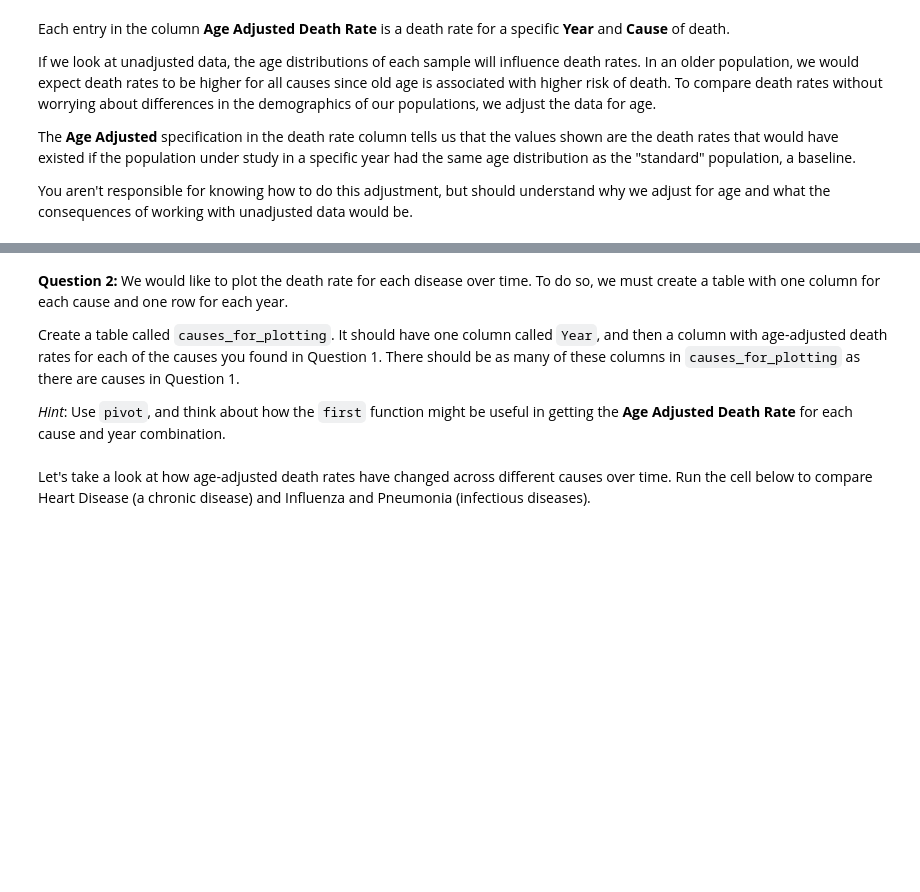
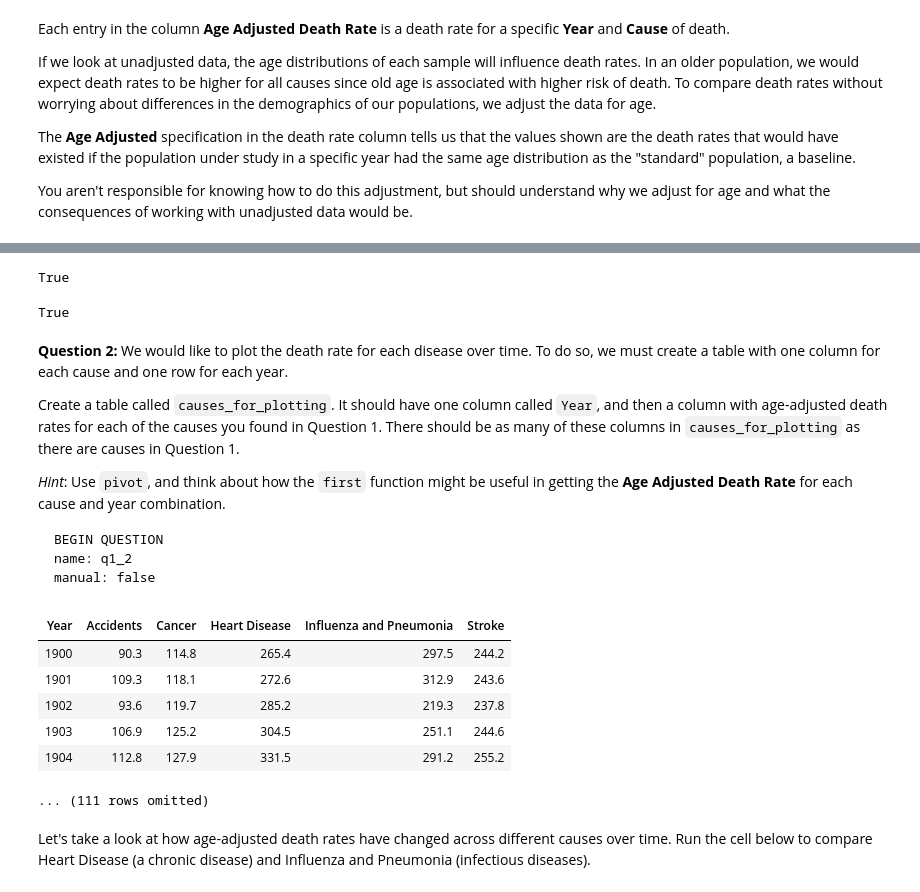
Before and after one commit to AUP-CS2065/projects, a Jupyter notebook: project2/project2.ipynb, the cells around one changed output, grey strips where cells are left out. Drawn from its saved outputs; the diff is of its cells as text; code cells hidden in the pictures; blank space fills up the shorter version.

````diff
--- a/project2/project2.ipynb
+++ b/project2/project2.ipynb
@@ -55,3 +95,13 @@ grader.check("q1_1")
+# %%
+# TEST
+type(all_unique_causes) in [np.ndarray, list]
+# %% [output]
+True
+# %%
+# HIDDEN TEST
+sorted(all_unique_causes) == ['Accidents', 'Cancer', 'Heart Disease', 'Influenza and Pneumonia', 'Stroke']
+# %% [output]
+True
 # %% [markdown]
 **Question 2:** We would like to plot the death rate for each disease over time. To do so, we must create a table with one column for each cause and one row for each year.
 
@@ -59,11 +109,11 @@ Create a table called `causes_for_plotting`. It should have one column called `Y
 
 *Hint*: Use `pivot`, and think about how the `first` function might be useful in getting the **Age Adjusted Death Rate** for each cause and year combination.
 
-<!--
+```
 BEGIN QUESTION
 name: q1_2
 manual: false
--->
+```
 # %%
 # This function may be useful for Question 2.
 def first(x):
@@ -74,3 +121,14 @@ causes_for_plotting.show(5)
+# %%
+causes_for_plotting = causes_of_death.pivot('Cause', 'Year', values = 'Age Adjusted Death Rate', collect = first) # SOLUTION
+causes_for_plotting.show(5)
+# %% [output]
+| Year | Accidents | Cancer | Heart Disease | Influenza and Pneumonia | Stroke |
+| 1900 | 90.3 | 114.8 | 265.4 | 297.5 | 244.2 |
+| 1901 | 109.3 | 118.1 | 272.6 | 312.9 | 243.6 |
+| 1902 | 93.6 | 119.7 | 285.2 | 219.3 | 237.8 |
+| 1903 | 106.9 | 125.2 | 304.5 | 251.1 | 244.6 |
+| 1904 | 112.8 | 127.9 | 331.5 | 291.2 | 255.2 |
+... (111 rows omitted)
 # %% [markdown]
 Let's take a look at how age-adjusted death rates have changed across different causes over time. Run the cell below to compare Heart Disease (a chronic disease) and Influenza and Pneumonia (infectious diseases).
 # %%
````
Also changed, not shown: parts of 240 cells of this notebook.
